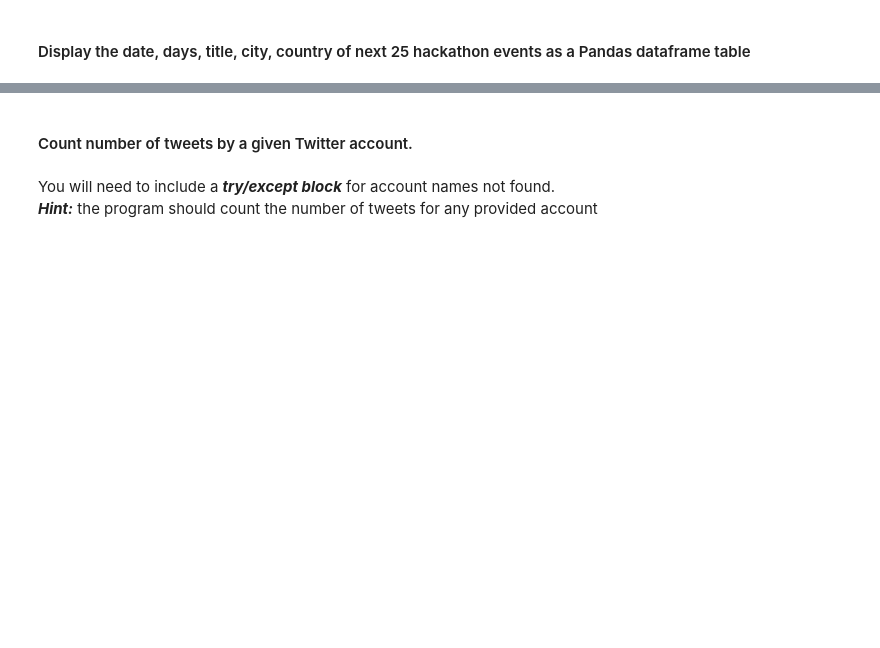
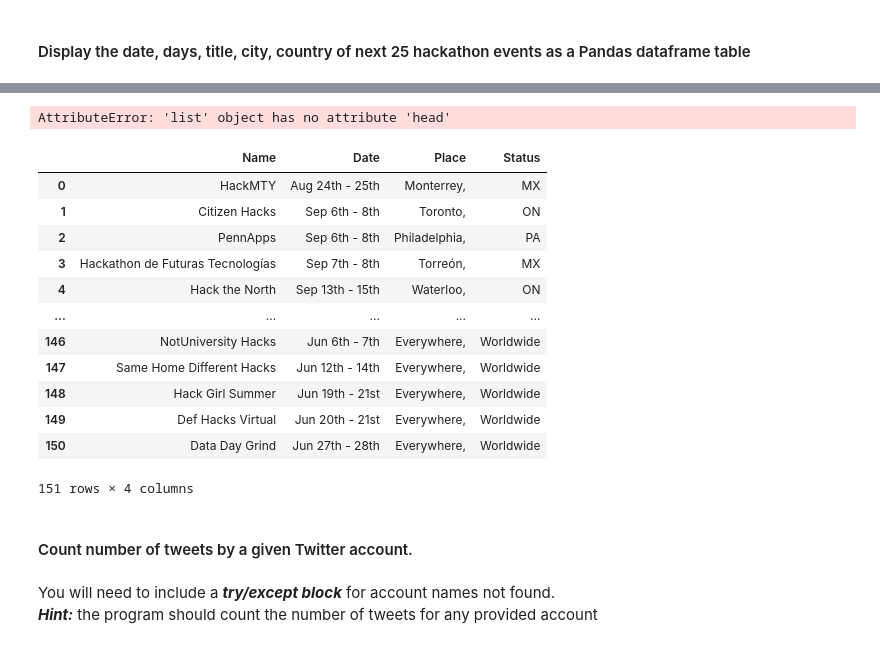
Before and after one commit to ta-data-mexpt/lab-web-scrapping, a Jupyter notebook: your-code/main.ipynb, the cells around one changed output, grey strips where cells are left out. Drawn from its saved outputs; the diff is of its cells as text; code cells hidden in the pictures; blank space fills up the shorter version.

```diff
--- a/your-code/main.ipynb
+++ b/your-code/main.ipynb
@@ -512,4 +540,5 @@ ValueError: 5 columns passed, passed data had 1 columns
 #### Display the date, days, title, city, country of next 25 hackathon events as a Pandas dataframe table
 # %%
 # This is the url you will scrape in this exercise
-url ='https://hackevents.co/hackathons'
+#url ='https://hackevents.co/hackathons'
+url='https://mlh.io/seasons/na-2020/events'
@@ -517,0 +545,5 @@ url ='https://hackevents.co/hackathons'
+# %%
+#your code
+html8 = requests.get(url).content
+soup8 = BeautifulSoup(html8, "lxml")
+print(soup8)
@@ -518,3 +568,43 @@ url ='https://hackevents.co/hackathons'
+# %%
+titlename=[name.text.replace('\n\n','\n').strip().split("\n") for name in soup8.find_all('h3',{'class':'event-name'})]
+titlename
+
+class_dates=soup8.find_all('p',{'class':'event-date'})
+dates=[date.text.replace('\n\n','\n').strip().split("\n") for date in soup8.find_all('p',{'class':'event-date'})]
+dates
+
+class_locations=soup8.find_all('div',{'class':'event-location'})
+locations=[location.text.replace('\n\n','\n').strip().split("\n") for location in soup8.find_all('div',{'class':'event-location'})]
+locations
+# %% [output]
+AttributeError: 'list' object has no attribute 'head'
+# %%
+#Data Frame
+
+df1=pd.DataFrame(titlename)
+df2=pd.DataFrame(dates)
+df3=pd.DataFrame(locations)
+# %%
+#Concatenate Dataframes
+
+df1= pd.concat([df1, df2], axis=1,)
+df3= pd.concat([df1, df3], axis=1,)
+df3.columns = ['Name','Date','Place','Status']
+df3
+# %% [output]
+|  | Name | Date | Place | Status |
+| 0 | HackMTY | Aug 24th - 25th | Monterrey, | MX |
+| 1 | Citizen Hacks | Sep 6th - 8th | Toronto, | ON |
+| 2 | PennApps | Sep 6th - 8th | Philadelphia, | PA |
+| 3 | Hackathon de Futuras Tecnologías | Sep 7th - 8th | Torreón, | MX |
+| 4 | Hack the North | Sep 13th - 15th | Waterloo, | ON |
+| ... | ... | ... | ... | ... |
+| 146 | NotUniversity Hacks | Jun 6th - 7th | Everywhere, | Worldwide |
+| 147 | Same Home Different Hacks | Jun 12th - 14th | Everywhere, | Worldwide |
+| 148 | Hack Girl Summer | Jun 19th - 21st | Everywhere, | Worldwide |
+| 149 | Def Hacks Virtual | Jun 20th - 21st | Everywhere, | Worldwide |
+| 150 | Data Day Grind | Jun 27th - 28th | Everywhere, | Worldwide |
+151 rows × 4 columns
 # %% [markdown]
 #### Count number of tweets by a given Twitter account.
 # %% [markdown]
```
Also changed, not shown: parts of 24 cells of this notebook.
